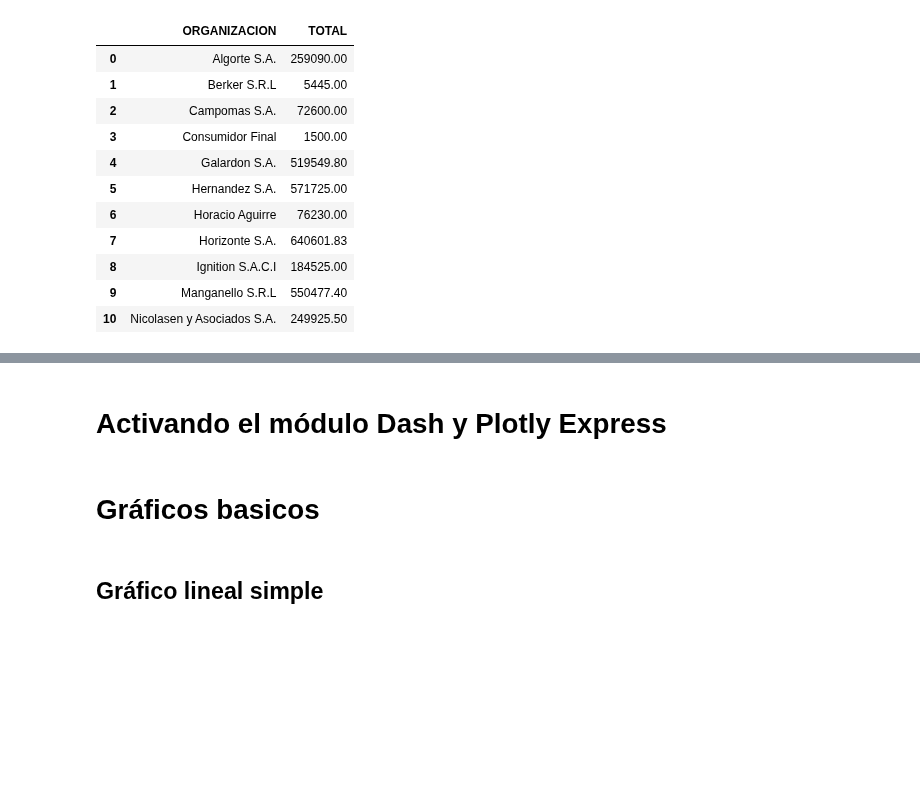
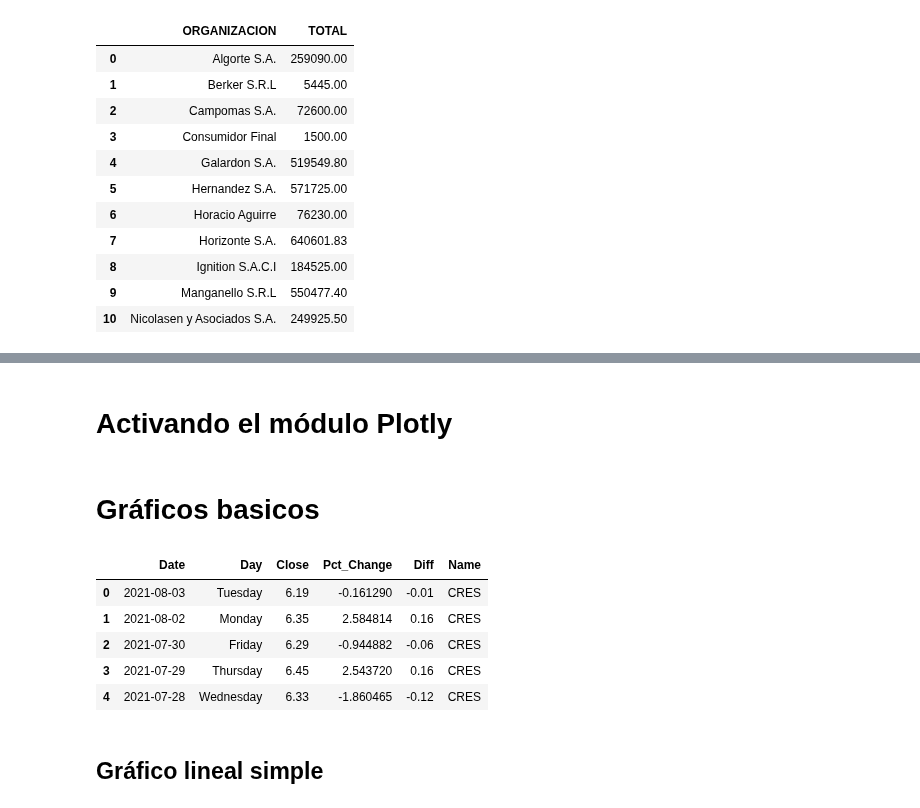
Before and after one commit to LucaAPiattelli/Diplomatura_Business_Analytics_UDA, a Jupyter notebook: Modulo_07_Introduccion_a_Python/BA_Ejercicio_complementario_plotly.ipynb, the cells around one changed output, grey strips where cells are left out. Cells and saved outputs as stored; diff of their text form; code cells hidden in the pictures; blank space fills up the shorter version.

```diff
--- a/Modulo_07_Introduccion_a_Python/BA_Ejercicio_complementario_plotly.ipynb
+++ b/Modulo_07_Introduccion_a_Python/BA_Ejercicio_complementario_plotly.ipynb
@@ -94,3 +71,3 @@ Successfully installed brotli-1.0.9 dash-1.20.0 dash-core-components-1.16.0 dash
 # %% [markdown]
-# Activando el módulo Dash y Plotly Express
+# Activando el módulo Plotly
 # %%
@@ -99,6 +75,15 @@ import plotly.express as px
 import plotly.graph_objects as go
 # %% [markdown]
 # Gráficos basicos
+# %%
+CARTERA.head()
+# %% [output]
+|  | Date | Day | Close | Pct_Change | Diff | Name |
+| 0 | 2021-08-03 | Tuesday | 6.19 | -0.161290 | -0.01 | CRES |
+| 1 | 2021-08-02 | Monday | 6.35 | 2.584814 | 0.16 | CRES |
+| 2 | 2021-07-30 | Friday | 6.29 | -0.944882 | -0.06 | CRES |
+| 3 | 2021-07-29 | Thursday | 6.45 | 2.543720 | 0.16 | CRES |
+| 4 | 2021-07-28 | Wednesday | 6.33 | -1.860465 | -0.12 | CRES |
 # %% [markdown]
 ## Gráfico lineal simple
 # %% [markdown]
```
Also changed, not shown: parts of 8 cells of this notebook.
